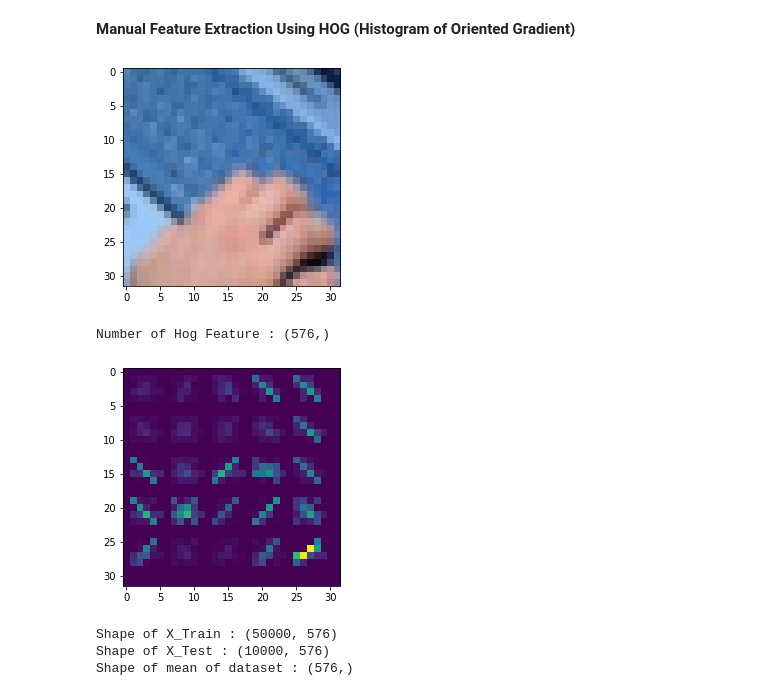
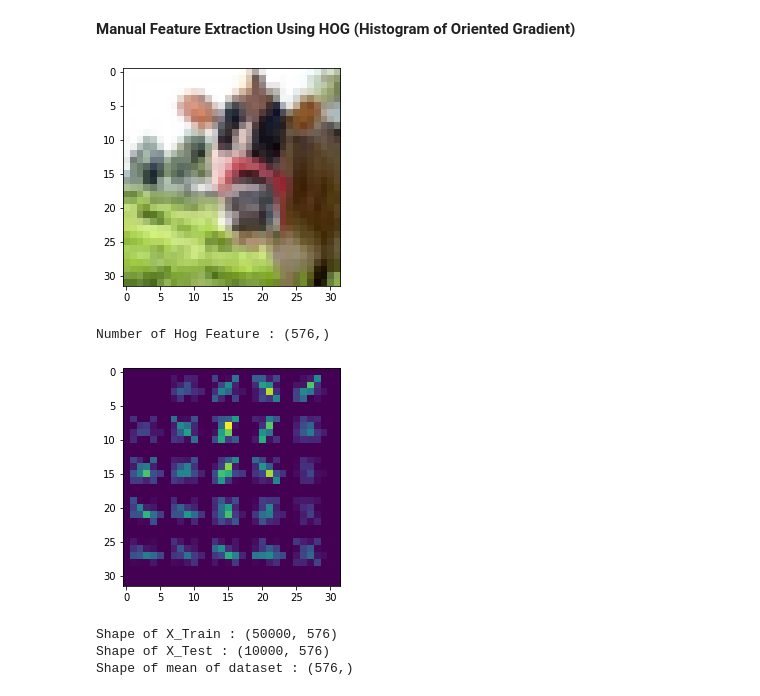
Before and after one commit to deshanchathusanka/machine-learning-algorithms, a Jupyter notebook: Coursework.ipynb, the cells around one changed output. Cells and saved outputs as stored; diff of their text form; code cells hidden in the pictures.

```diff
--- a/Coursework.ipynb
+++ b/Coursework.ipynb
@@ -105,36 +103,36 @@ NO_TRAIN_SAMPLE = 50000
 NO_TEST_SAMPLE = 10000
 NO_OF_FEATURE = 576
 NO_OF_FINE_CATEGORIES = 100
 NO_OF_COARSE_CATEGORIES = 100
 
 ########################### manually extract features of images and store in a file ###############################
-image = images[:, :, :, 10]
+image = images[:, :, :, 0]
 plt.figure()
 plt.imshow(image)
 plt.show()
 hog_feature, hog_image = skimage.feature.hog(image, pixels_per_cell=[6,6], cells_per_block=[2,2], visualize=True)
 print(f'Number of Hog Feature : {hog_feature.shape}')
 plt.figure()
 plt.imshow(hog_image)
 plt.show()
 
 # x_train = np.empty(shape = (NO_TRAIN_SAMPLE, NO_OF_FEATURE))
 # for index in range(0, NO_TRAIN_SAMPLE): # Training images
 #   image = images[:, :, :, index]
 #   hog_feature = skimage.feature.hog(image, pixels_per_cell=[6,6], cells_per_block=[2,2], visualize=False)
 #   x_train[index] = hog_feature
 # np.save(file = 'x_train.py', arr = x_train)
 
 # x_test = np.empty(shape = (NO_TEST_SAMPLE, NO_OF_FEATURE))
 # for index in range(0, NO_TEST_SAMPLE): # Testing images
 #   image = images_test[:, :, :, index]
 #   hog_feature = skimage.feature.hog(image, pixels_per_cell=[6,6], cells_per_block=[2,2], visualize=False)
 #   x_test[index] = hog_feature
 # np.save(file = 'x_test.py', arr = x_test)
 # %% [output]
-[figure, old version]
+[figure, new version]
 Number of Hog Feature : (576,)
-[figure, old version]
+[figure, new version]
 # %%
 ############### load feature extracted training and testing dataset ##############
 x_train = np.load('./x_train.npy')
```
Also changed, not shown: parts of 19 cells of this notebook.
